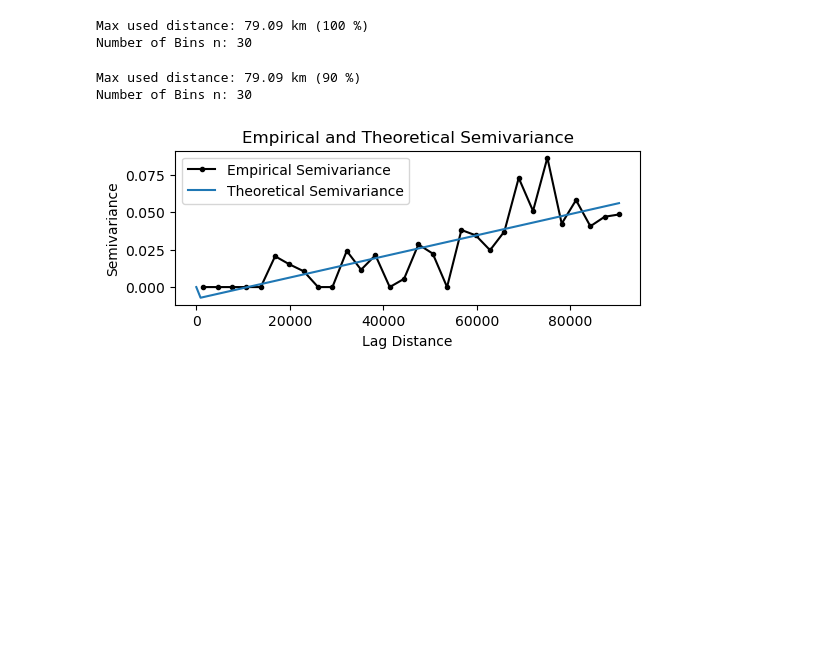
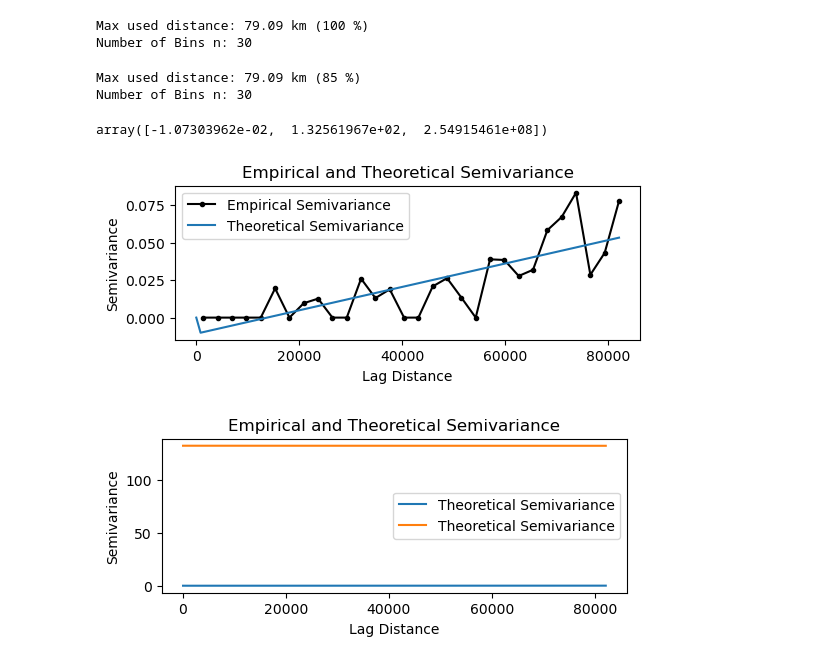
Before and after one commit to relativityhd/spatial-statistics-final-project, a Jupyter notebook: Kriging_test_small_N.ipynb, the cells around one changed output. Cells and saved outputs as stored; diff of their text form; code cells hidden in the pictures; blank space fills up the shorter version.

```diff
--- a/Kriging_test_small_N.ipynb
+++ b/Kriging_test_small_N.ipynb
@@ -287,7 +275,7 @@ plt.show()
 Simple Kriging with local neighborhood
 # %%
 import sys
-max_range = cof_u[2] * 1.2
+max_range = cof_u[2] * 1
 print(f"Range (a): {cof_u[2]:.2f}")
 
 
@@ -467,33 +455,47 @@ Max used distance: 79.09 km (100 %)
 Number of Bins n: 30
 # %%
 ## Semivariance
-semi_var, h_bin_centers = semivariance(x_o,(z>=15).astype(int),n_bins,max_dist_percent=90)
+semi_var, h_bin_centers = semivariance(x_o,(z>=15).astype(int),n_bins,max_dist_percent=85)
 
 ## Semivariance Model fitting
-p0 = [0, np.mean(semi_var), np.mean(x_o[:,0])]
+p0 = [0, np.mean(semi_var), np.median(x_o[:,0])]
 
 cof_u, cov = curve_fit(spherical, h_bin_centers, semi_var,p0 = p0 )
 
 indicator_cofs = cof_u
 # %% [output]
-Max used distance: 79.09 km (90 %)
+Max used distance: 79.09 km (85 %)
 Number of Bins n: 30
+# %%
+cof_u
+# %% [output]
+array([-1.07303962e-02,  1.32561967e+02,  2.54915461e+08])
 # %%
 
 # Plot Spherical Model
 h_theo = np.linspace(0,h_bin_centers.max(),100)
 semivar_theo = spherical(h_theo,cof_u[0],cof_u[1],cof_u[2])
 
 cov = spherical_cov(h_theo,cof_u[0],cof_u[1],cof_u[2])
 
 plt.figure(figsize=(6,2))
 plt.plot(h_bin_centers, semi_var, marker='o', ms=3, c="k", label='Empirical Semivariance')
 plt.plot(h_theo, semivar_theo, label='Theoretical Semivariance')
 plt.xlabel('Lag Distance')
 plt.ylabel('Semivariance')
 plt.title('Empirical and Theoretical Semivariance')
 plt.legend()
 plt.show()
+
+plt.figure(figsize=(6,2))
+plt.plot(h_theo, semivar_theo, label='Theoretical Semivariance')
+plt.plot(h_theo, cov, label='Theoretical Semivariance')
+plt.xlabel('Lag Distance')
+plt.ylabel('Semivariance')
+plt.title('Empirical and Theoretical Semivariance')
+plt.legend()
+plt.show()
 # %% [output]
-[figure, old version]
+[figure, new version]
+[figure, added]
 # %%
```
Also changed, not shown: parts of 5 cells of this notebook, 1 other file.
